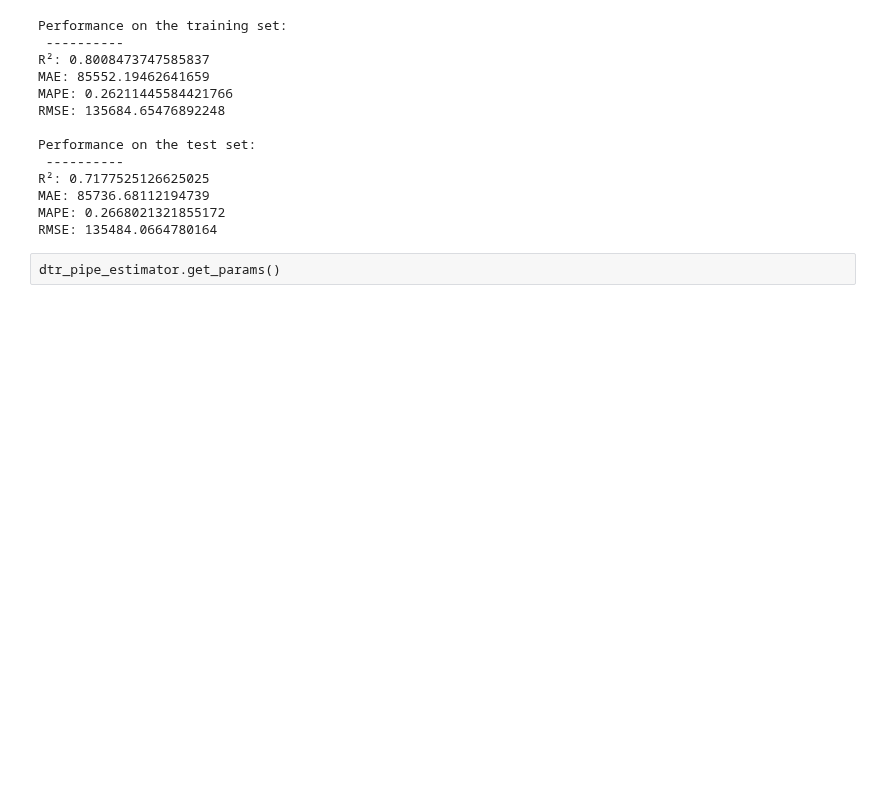
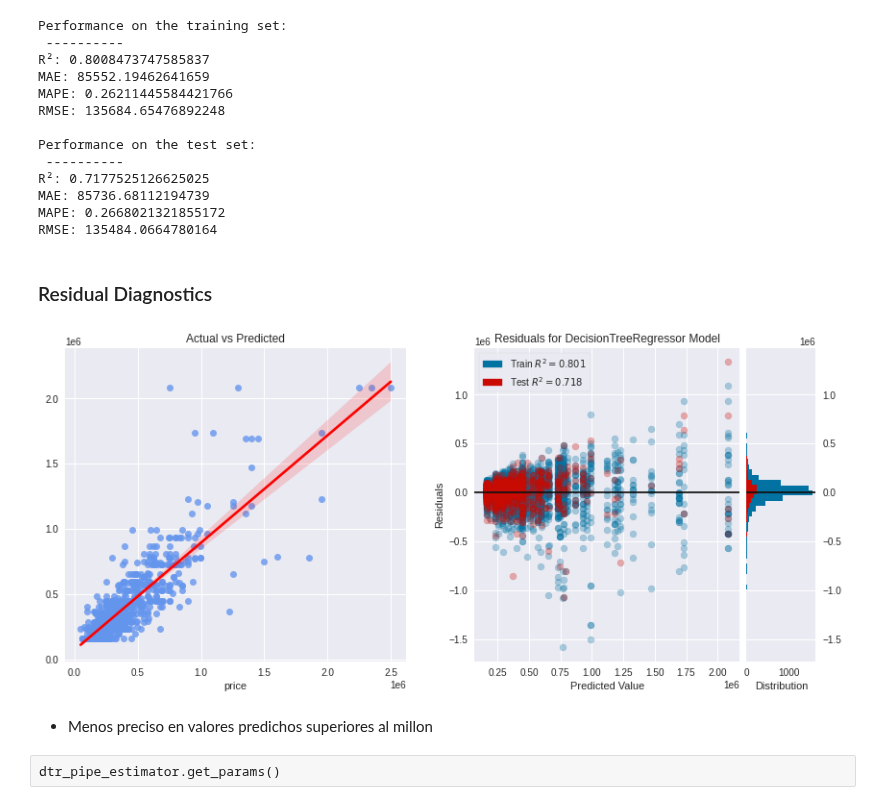
Before and after one commit to javiicc/Identifying_Potential_Investment_Opportunities_In_The_Irish_Real_Estate_Market_Using_MachineLearning, a Jupyter notebook: Price_Inference.ipynb, the cells around one changed output. Saved outputs shown, nothing was run; the diff lists cells and outputs as text; code cells hidden in the pictures; blank space fills up the shorter version.

```diff
--- a/Price_Inference.ipynb
+++ b/Price_Inference.ipynb
@@ -568,23 +505,0 @@ dtr_pipe_estimator = Pipeline(steps=[
-# %%
-pipe_estimator = transformer_estimator(num_transformation='power_transformer',
-                                       regressor=DecisionTreeRegressor(),
-                                       poly_degree=1)
-
-grid_search = GridSearchCV(estimator=pipe_estimator,
-                           param_grid={
-                               'preprocessor__num__poly__degree': [1,3], #[1,2,3,4],
-                               'regressor__max_depth': [6,7,8,9,10], #range(5, 15), #[2,3,4,5,6,7]
-                               'regressor__min_samples_leaf': [12,13,14,15,16,17,18], #range(8, 20),
-                               'regressor__min_samples_split': [43], #[2, 43],
-                               'regressor__max_leaf_nodes': [68],
-                         #      'regressor__max_features':,
-                           },
-                           cv=5,
-                           n_jobs=-1,
-                        #   scoring='neg_mean_squared_error',
-                        #   return_train_score=True
-                          )
-
-grid_search.fit(X_train, y_train)
-print(grid_search.best_params_)
-print(grid_search.best_score_)
@@ -594,14 +529,14 @@ print(grid_search.best_score_)
 # %%
 #pd.DataFrame(grid_search.cv_results_)
 # %%
-pipe_estimator = transformer_estimator(num_transformation='power_transformer',
+dtr_pipe_estimator = transformer_estimator(num_transformation='power_transformer',
                                        regressor=DecisionTreeRegressor(max_depth=9,
                                                                        min_samples_leaf=16,  #16
                                                                        min_samples_split=43,
                                                                        max_leaf_nodes=68),
                                        poly_degree=3)
 
-scores = scores_statistics(estimator=pipe_estimator,
+scores = scores_statistics(estimator=dtr_pipe_estimator,
                            scoring_dict=scoring,
                            X_train=X_train,
                            y_train=y_train,
@@ -624,5 +559,5 @@ RMSE std: 7874.2177010644755
 # %%
-dtr = pipe_estimator.fit(X_train, y_train)
+dtr = dtr_pipe_estimator.fit(X_train, y_train)
 
 print('Performance on the training set:\n', '-'*10)
 y_pred_train = dtr.predict(X_train)
@@ -649,6 +584,14 @@ R²: 0.7177525126625025
 MAE: 85736.68112194739
 MAPE: 0.2668021321855172
 RMSE: 135484.0664780164
+# %% [markdown]
+### Residual Diagnostics
+# %%
+residuals(dtr_pipe_estimator, X_train, X_test, y_train, y_test)
+# %% [output]
+[figure, added]
+# %% [markdown]
+- Menos preciso en valores predichos superiores al millon
 # %% [raw]
 dtr_pipe_estimator.get_params()
 # %% [raw]
```
Also changed, not shown: parts of 95 cells of this notebook, 1 other file.
